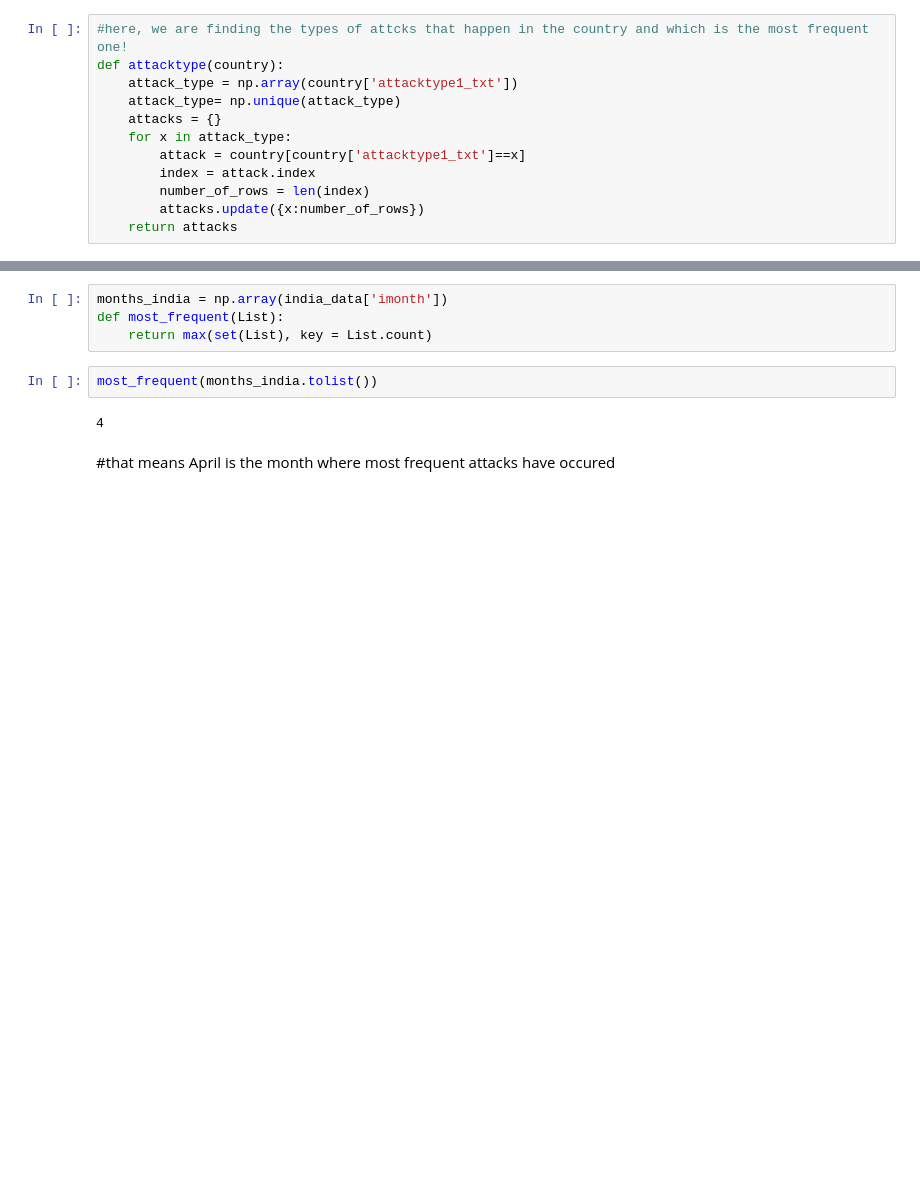
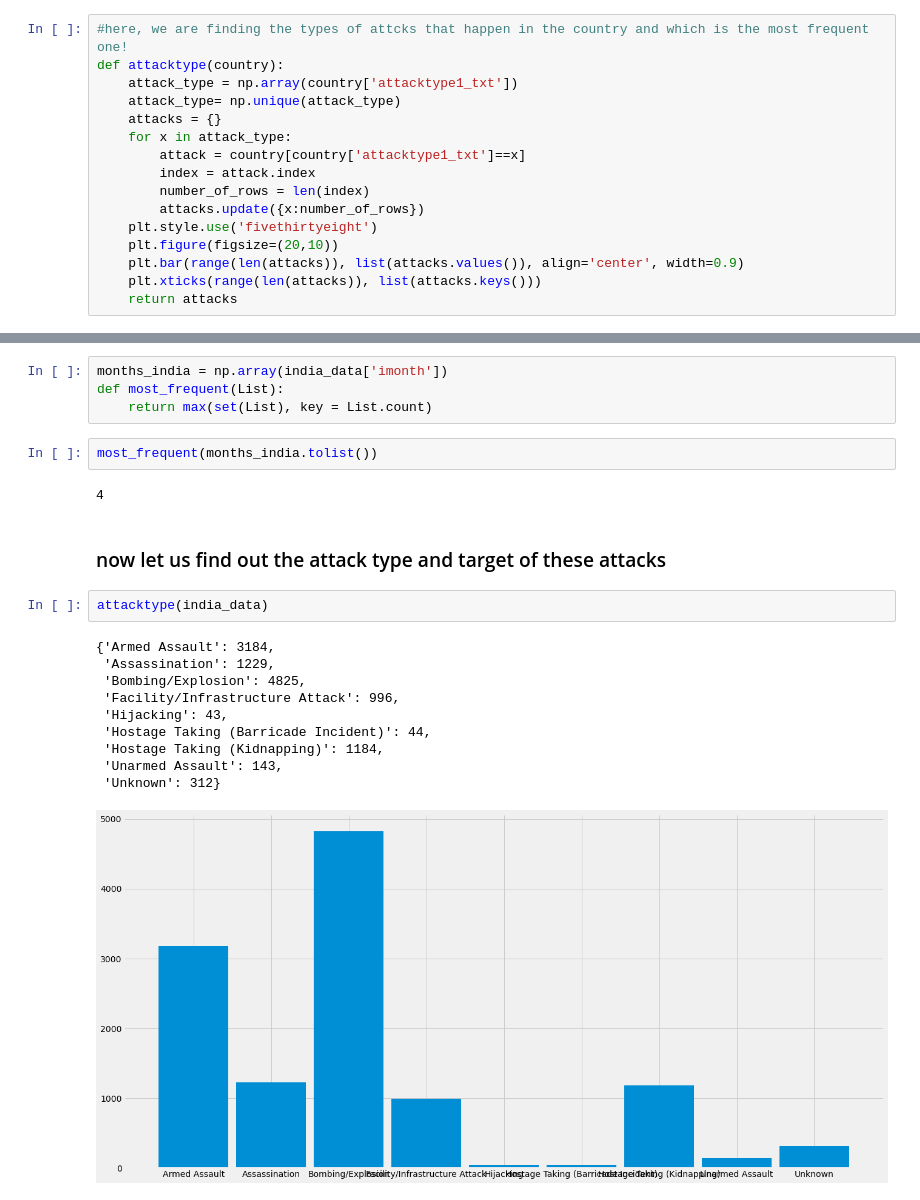
Before and after one commit to siktasharma/Exploratory-Data-Analysis---Terrorism, a Jupyter notebook: terrorism_analysis.ipynb, the cells around one changed output, grey strips where cells are left out. Saved outputs shown, nothing was run; the diff lists cells and outputs as text; blank space fills up the shorter version.

```diff
--- a/terrorism_analysis.ipynb
+++ b/terrorism_analysis.ipynb
@@ -341,6 +345,10 @@ def attacktype(country):
         index = attack.index
         number_of_rows = len(index)
         attacks.update({x:number_of_rows})
+    plt.style.use('fivethirtyeight')
+    plt.figure(figsize=(20,10))
+    plt.bar(range(len(attacks)), list(attacks.values()), align='center', width=0.9)
+    plt.xticks(range(len(attacks)), list(attacks.keys()))
     return attacks
 # %%
 #defining a function for the target of most attcks
@@ -387,5 +429,18 @@ def most_frequent(List):
 most_frequent(months_india.tolist())
 # %% [output]
 4
-# %% [markdown]
-#that means April is the month where most frequent attacks have occured
+# %% [markdown]
+### now let us find out the attack type and target of these attacks
+# %%
+attacktype(india_data)
+# %% [output]
+{'Armed Assault': 3184,
+ 'Assassination': 1229,
+ 'Bombing/Explosion': 4825,
+ 'Facility/Infrastructure Attack': 996,
+ 'Hijacking': 43,
+ 'Hostage Taking (Barricade Incident)': 44,
+ 'Hostage Taking (Kidnapping)': 1184,
+ 'Unarmed Assault': 143,
+ 'Unknown': 312}
+[figure, added]
```
Also changed, not shown: parts of 27 cells of this notebook.
